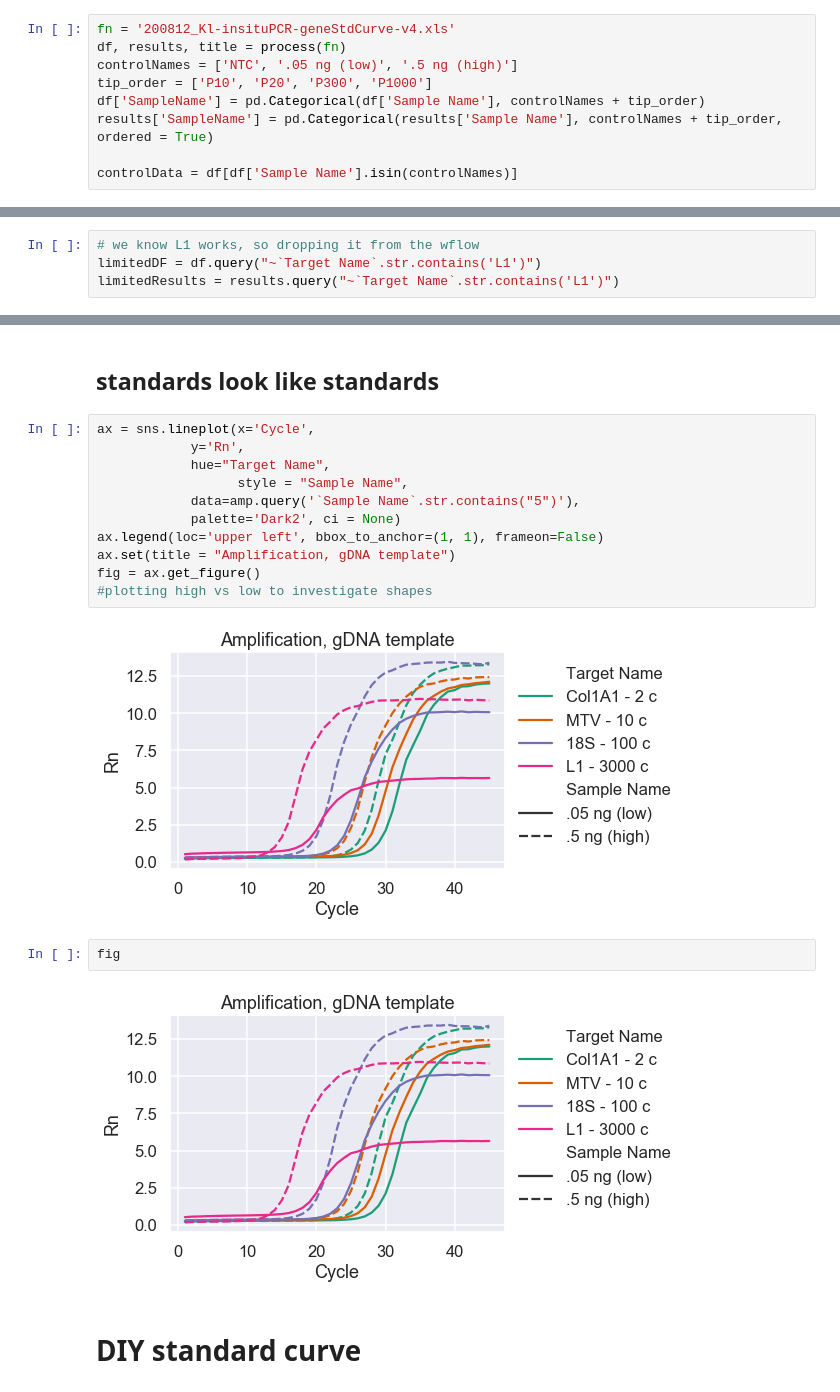
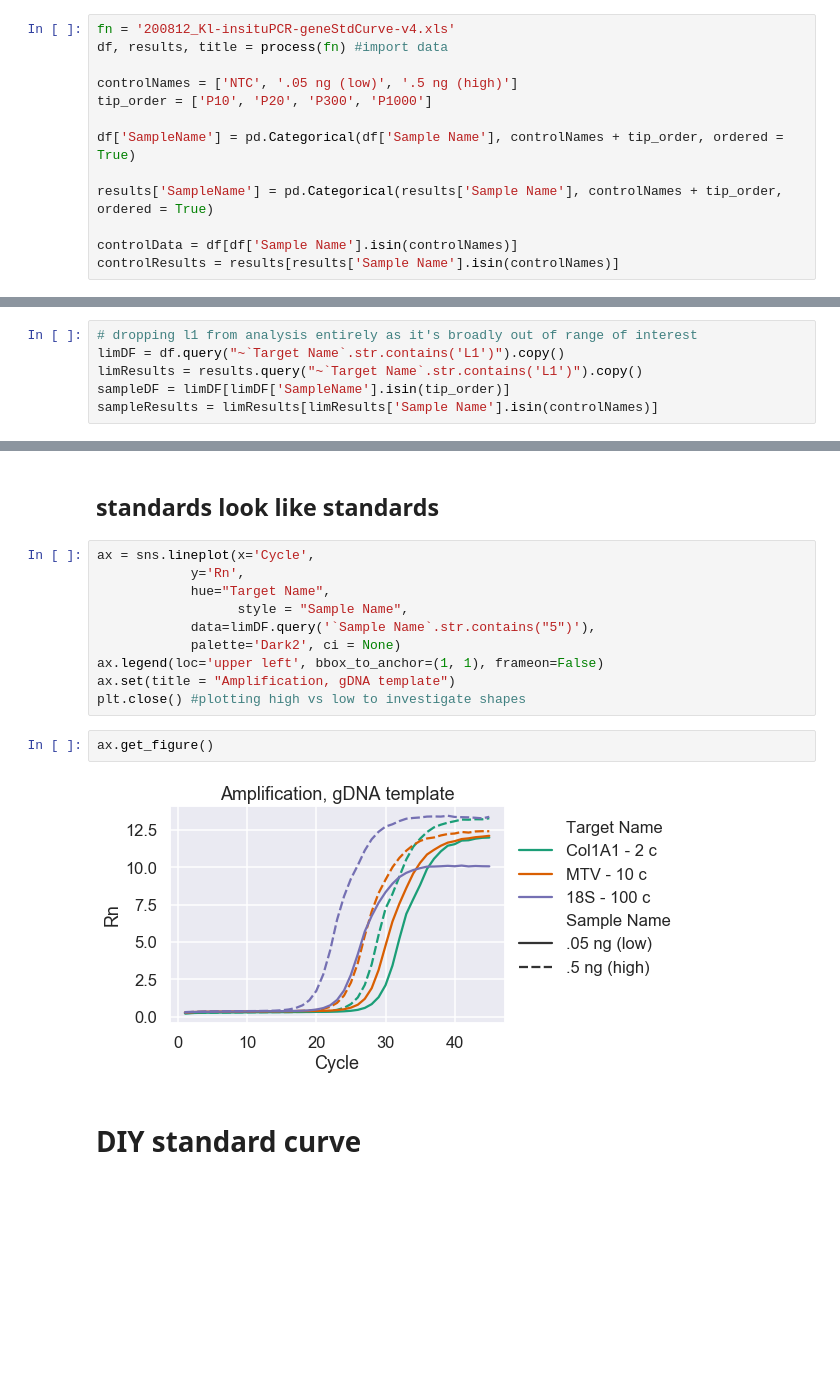
Before and after one commit to kathleenleeper/inSituSequencing, a Jupyter notebook: 200812_ampliconStdCurve-v4/v4_analysis.ipynb, the cells around one changed output, grey strips where cells are left out. Saved outputs shown, nothing was run; the diff lists cells and outputs as text; blank space fills up the shorter version.

```diff
--- a/200812_ampliconStdCurve-v4/v4_analysis.ipynb
+++ b/200812_ampliconStdCurve-v4/v4_analysis.ipynb
@@ -52,12 +50,16 @@ def process(fn, data = None):
 # %%
 fn = '200812_Kl-insituPCR-geneStdCurve-v4.xls'
-df, results, title = process(fn)
+df, results, title = process(fn) #import data
+
 controlNames = ['NTC', '.05 ng (low)', '.5 ng (high)']
 tip_order = ['P10', 'P20', 'P300', 'P1000']
-df['SampleName'] = pd.Categorical(df['Sample Name'], controlNames + tip_order)
+
+df['SampleName'] = pd.Categorical(df['Sample Name'], controlNames + tip_order, ordered = True)
+
 results['SampleName'] = pd.Categorical(results['Sample Name'], controlNames + tip_order, ordered = True)
 
 controlData = df[df['Sample Name'].isin(controlNames)]
+controlResults = results[results['Sample Name'].isin(controlNames)]
 # %%
 g = sns.relplot(x='Cycle',
                 y='Rn',
@@ -96,7 +118,9 @@ g.fig
 # %%
-# we know L1 works, so dropping it from the wflow
-limitedDF = df.query("~`Target Name`.str.contains('L1')")
-limitedResults = results.query("~`Target Name`.str.contains('L1')")
+# dropping l1 from analysis entirely as it's broadly out of range of interest
+limDF = df.query("~`Target Name`.str.contains('L1')").copy()
+limResults = results.query("~`Target Name`.str.contains('L1')").copy()
+sampleDF = limDF[limDF['SampleName'].isin(tip_order)]
+sampleResults = limResults[limResults['Sample Name'].isin(controlNames)]
 # %%
 g = sns.relplot(x='Cycle',
                 y='Rn',
@@ -227,18 +262,15 @@ ax = sns.lineplot(x='Cycle',
             y='Rn',
             hue="Target Name",
                   style = "Sample Name",
-            data=amp.query('`Sample Name`.str.contains("5")'),
+            data=limDF.query('`Sample Name`.str.contains("5")'),
             palette='Dark2', ci = None)
 ax.legend(loc='upper left', bbox_to_anchor=(1, 1), frameon=False)
 ax.set(title = "Amplification, gDNA template")
-fig = ax.get_figure()
-#plotting high vs low to investigate shapes
+plt.close() #plotting high vs low to investigate shapes
-# %% [output]
-[figure, removed]
-# %%
-fig
-# %% [output]
-[figure, removed]
+# %%
+ax.get_figure()
+# %% [output]
+[figure, added]
 # %% [markdown]
 # DIY standard curve
 # %%
```
Also changed, not shown: parts of 40 cells of this notebook, 1 other file.
